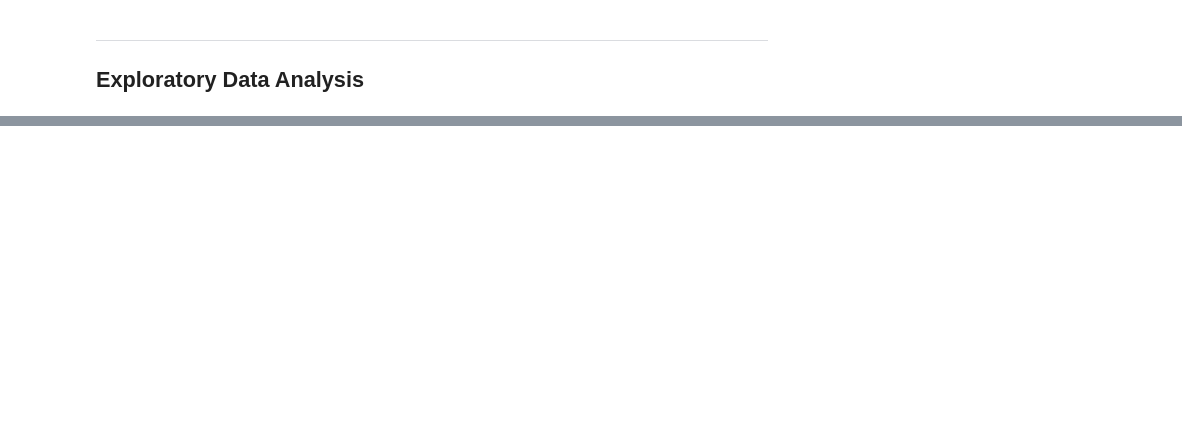
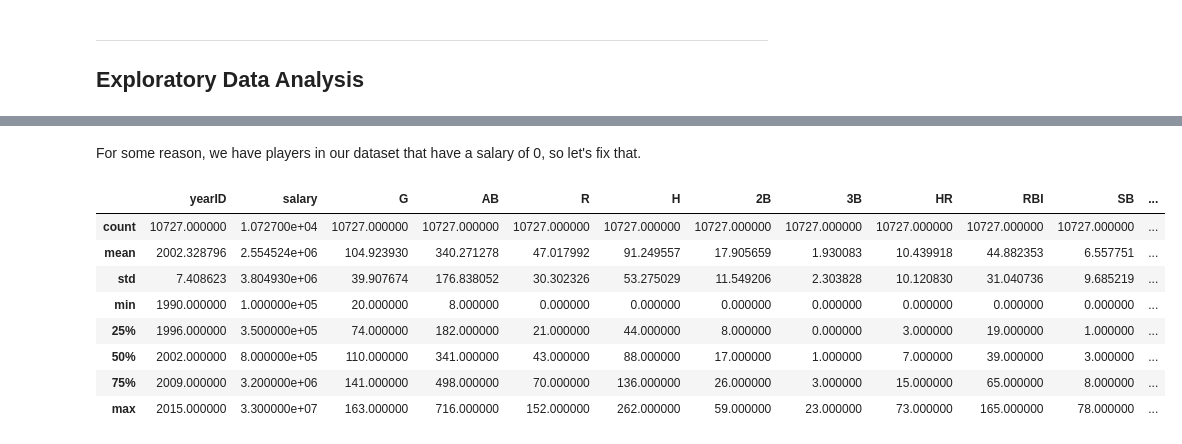
Before and after one commit to kpayton2903/PSTAT_131, a Jupyter notebook: Final_Project.ipynb, the cells around one changed output, grey strips where cells are left out. Cells and saved outputs as stored; diff of their text form; code cells hidden in the pictures; blank space fills up the shorter version.

```diff
--- a/Final_Project.ipynb
+++ b/Final_Project.ipynb
@@ -200,3 +198,18 @@ final_data.describe()
+# %% [markdown]
+For some reason, we have players in our dataset that have a salary of 0, so let's fix that.
+# %%
+final_data.loc[final_data.playerID == 'jamesdi01', 'salary'] = 109000
+final_data.describe()
+# %% [output]
+|  | yearID | salary | G | AB | R | H | 2B | 3B | HR | RBI | SB | ... |
+| count | 10727.000000 | 1.072700e+04 | 10727.000000 | 10727.000000 | 10727.000000 | 10727.000000 | 10727.000000 | 10727.000000 | 10727.000000 | 10727.000000 | 10727.000000 | ... |
+| mean | 2002.328796 | 2.554524e+06 | 104.923930 | 340.271278 | 47.017992 | 91.249557 | 17.905659 | 1.930083 | 10.439918 | 44.882353 | 6.557751 | ... |
+| std | 7.408623 | 3.804930e+06 | 39.907674 | 176.838052 | 30.302326 | 53.275029 | 11.549206 | 2.303828 | 10.120830 | 31.040736 | 9.685219 | ... |
+| min | 1990.000000 | 1.000000e+05 | 20.000000 | 8.000000 | 0.000000 | 0.000000 | 0.000000 | 0.000000 | 0.000000 | 0.000000 | 0.000000 | ... |
+| 25% | 1996.000000 | 3.500000e+05 | 74.000000 | 182.000000 | 21.000000 | 44.000000 | 8.000000 | 0.000000 | 3.000000 | 19.000000 | 1.000000 | ... |
+| 50% | 2002.000000 | 8.000000e+05 | 110.000000 | 341.000000 | 43.000000 | 88.000000 | 17.000000 | 1.000000 | 7.000000 | 39.000000 | 3.000000 | ... |
+| 75% | 2009.000000 | 3.200000e+06 | 141.000000 | 498.000000 | 70.000000 | 136.000000 | 26.000000 | 3.000000 | 15.000000 | 65.000000 | 8.000000 | ... |
+| max | 2015.000000 | 3.300000e+07 | 163.000000 | 716.000000 | 152.000000 | 262.000000 | 59.000000 | 23.000000 | 73.000000 | 165.000000 | 78.000000 | ... |
 # %%
 plt.figure(figsize=(16, 15))
 sns.heatmap(final_data.corr(numeric_only=True), annot=True, linewidth=.5)
```
Also changed, not shown: parts of 20 cells of this notebook.
